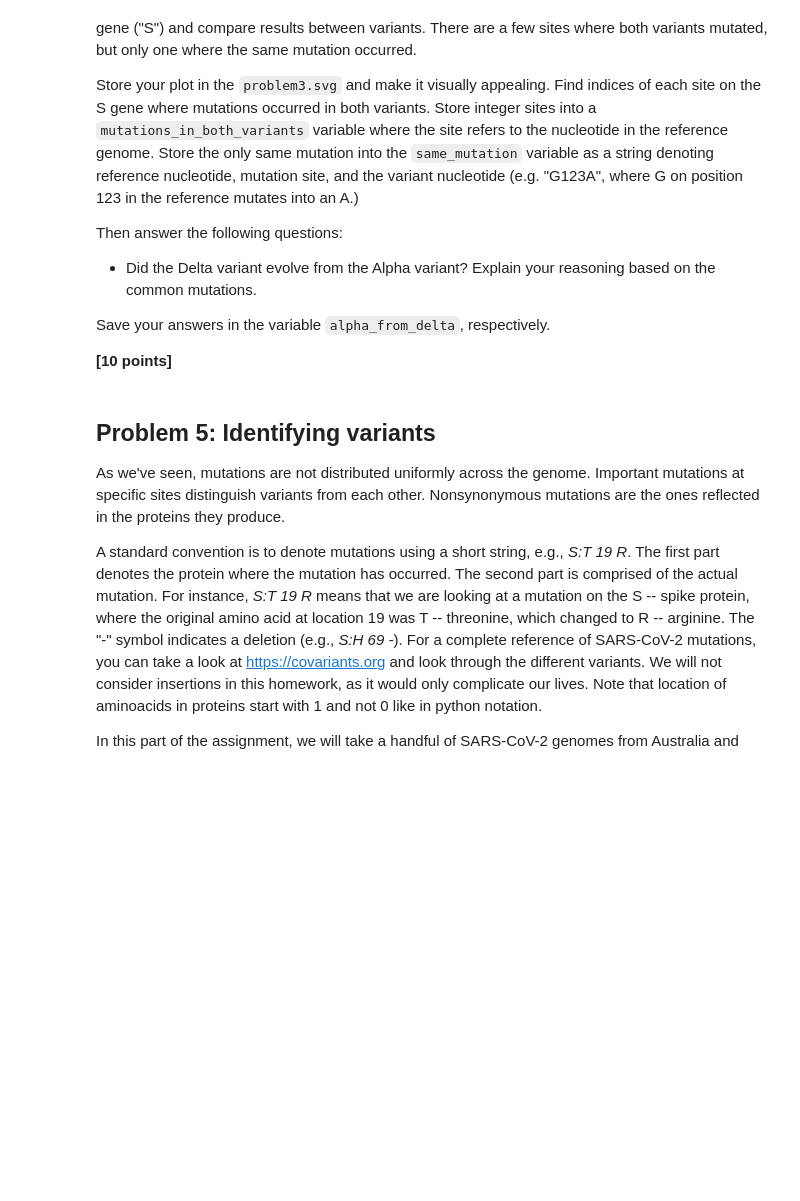
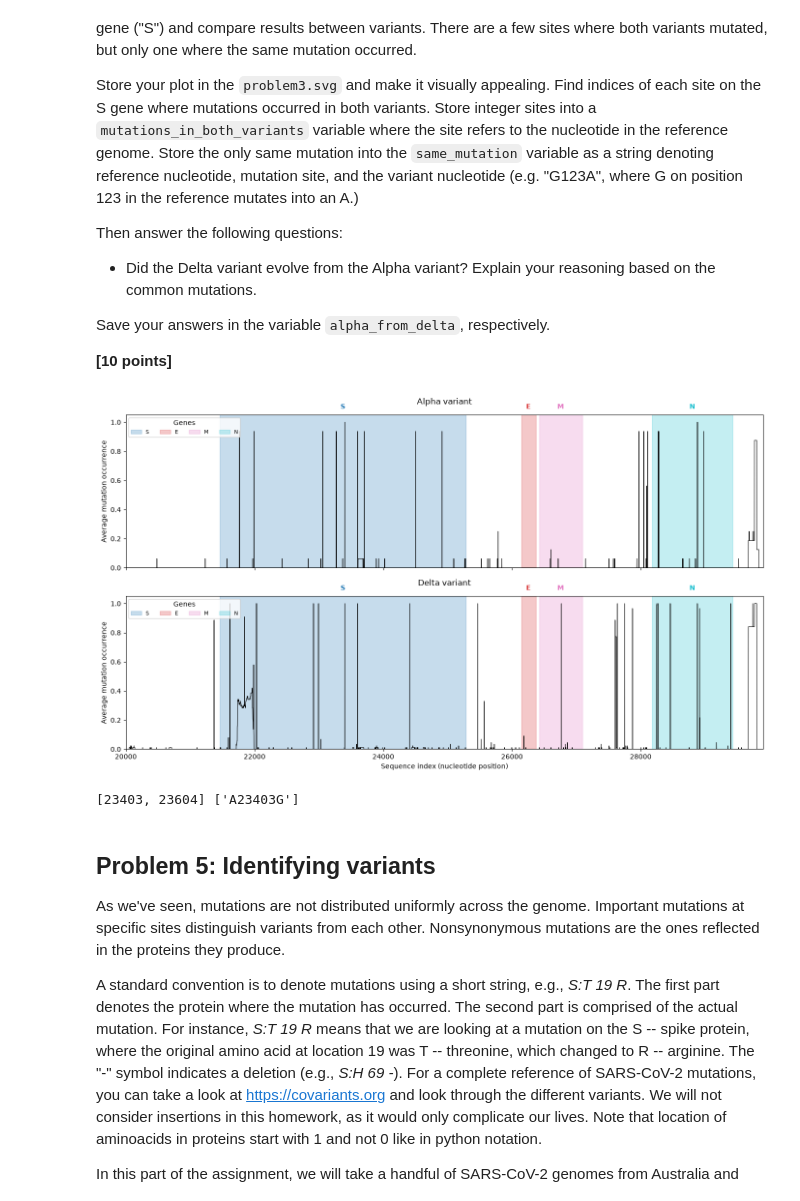
Before and after one commit to LeRid1/assign_viral_evo, a Jupyter notebook: viral_evo_workbook.ipynb, the cells around one changed output. Cells and saved outputs as stored; diff of their text form; code cells hidden in the pictures; blank space fills up the shorter version.

```diff
--- a/viral_evo_workbook.ipynb
+++ b/viral_evo_workbook.ipynb
@@ -261,36 +258,57 @@ Save your answers in the variable `alpha_from_delta`, respectively.
 gene_locations = {
     'S': (21462, 25284),
     'E': (26144, 26372),
     'M': (26422, 27091),
     'N': (28173, 29433)
 }
 
 alpha_variants  = ["EPI_ISL_3072041","EPI_ISL_1010703","EPI_ISL_1121977","EPI_ISL_1061036","EPI_ISL_1184096",
                    "EPI_ISL_1184504","EPI_ISL_3568432","EPI_ISL_3568427","EPI_ISL_1184097","EPI_ISL_1447289",
                    "EPI_ISL_1615593","EPI_ISL_1660402","EPI_ISL_1660401","EPI_ISL_2404987","EPI_ISL_2462429",
                    "EPI_ISL_593696"]
 
 delta_variants =  ["EPI_ISL_1904460", "EPI_ISL_1904466", "EPI_ISL_1904469", "EPI_ISL_1904454", "EPI_ISL_1756027",
                    "EPI_ISL_2404986", "EPI_ISL_2107448", "EPI_ISL_2107529", "EPI_ISL_2650457", "EPI_ISL_2716414",
                    "EPI_ISL_2633525", "EPI_ISL_2786933", "EPI_ISL_2811809", "EPI_ISL_2695796", "EPI_ISL_2650470",
                    "EPI_ISL_2811992", "EPI_ISL_2695794", "EPI_ISL_2695799", "EPI_ISL_3281261", "EPI_ISL_3186692",
                    "EPI_ISL_3186471", "EPI_ISL_3186636", "EPI_ISL_3186262", "EPI_ISL_3186487", "EPI_ISL_3280996",
                    "EPI_ISL_3305513", "EPI_ISL_3072100", "EPI_ISL_6757593", "EPI_ISL_3426420", "EPI_ISL_3539677",
                    "EPI_ISL_4055434", "EPI_ISL_3834282", "EPI_ISL_3643716", "EPI_ISL_3501929", "EPI_ISL_5535311",
                    "EPI_ISL_3502476", "EPI_ISL_3502311", "EPI_ISL_3834174", "EPI_ISL_9964573", "EPI_ISL_4747964",
                    "EPI_ISL_4205585", "EPI_ISL_4552276", "EPI_ISL_4205719", "EPI_ISL_4205539", "EPI_ISL_5689721",
                    "EPI_ISL_4205197", "EPI_ISL_4552130", "EPI_ISL_4747905", "EPI_ISL_5347813", "EPI_ISL_5534640",
                    "EPI_ISL_5936432", "EPI_ISL_5778590", "EPI_ISL_5534654", "EPI_ISL_5778467", "EPI_ISL_5778492",
                    "EPI_ISL_6252077", "EPI_ISL_5535134", "EPI_ISL_5305653", "EPI_ISL_7264600", "EPI_ISL_6585779",
                    "EPI_ISL_6586228", "EPI_ISL_6251927", "EPI_ISL_6585956", "EPI_ISL_7264849", "EPI_ISL_6586173",
                    "EPI_ISL_6586136", "EPI_ISL_7264591", "EPI_ISL_6757382", "EPI_ISL_7621131", "EPI_ISL_7621166",
                    "EPI_ISL_8901286", "EPI_ISL_7748984", "EPI_ISL_7621531", "EPI_ISL_7621692", "EPI_ISL_7621124",
                    "EPI_ISL_7748623", "EPI_ISL_7748687", "EPI_ISL_7621974", "EPI_ISL_8901160", "EPI_ISL_10116719",
                    "EPI_ISL_8901318", "EPI_ISL_8901337", "EPI_ISL_10116652", "EPI_ISL_8900986", "EPI_ISL_8901124",
                    "EPI_ISL_8901168", "EPI_ISL_8901097", "EPI_ISL_10116931"]
+
+from helper_functions import compute_mutation_frequencies
+from helper_functions import plot_mutation_frequencies
+
+REF_ID = "NC_045512.2"
+alpha_freq, delta_freq = compute_mutation_frequencies("data/p1-sars-cov-2-variants.fasta", alpha_variants, delta_variants, REF_ID)
+plot_mutation_frequencies(alpha_freq, delta_freq, gene_locations)
+# %% [output]
+[figure, added]
 # %%
-mutations_in_both_variants = [1,2,3]
-same_mutation = "G123A" # write your mutation in the form of f"{reference nt}{site number}{variant nt}"
+from helper_functions import find_shared_s_mutations
+
+mutations_in_both_variants, same_mutation = find_shared_s_mutations(
+    alpha_freq, delta_freq,
+    "data/p1-sars-cov-2-variants.fasta",
+    alpha_variants, delta_variants,
+    REF_ID, gene_locations
+)
+
+print(mutations_in_both_variants, same_mutation)
+#mutations_in_both_variants = [1,2,3]
+#same_mutation = "G123A" # write your mutation in the form of f"{reference nt}{site number}{variant nt}"
+# %% [output]
+[23403, 23604] ['A23403G']
 # %%
 alpha_from_delta="""
 Did the Delta variant evolve from the Alpha variant? Explain your reasoning based on the common mutations.
```
Also changed, not shown: parts of 1 cell of this notebook, 1 other file.
